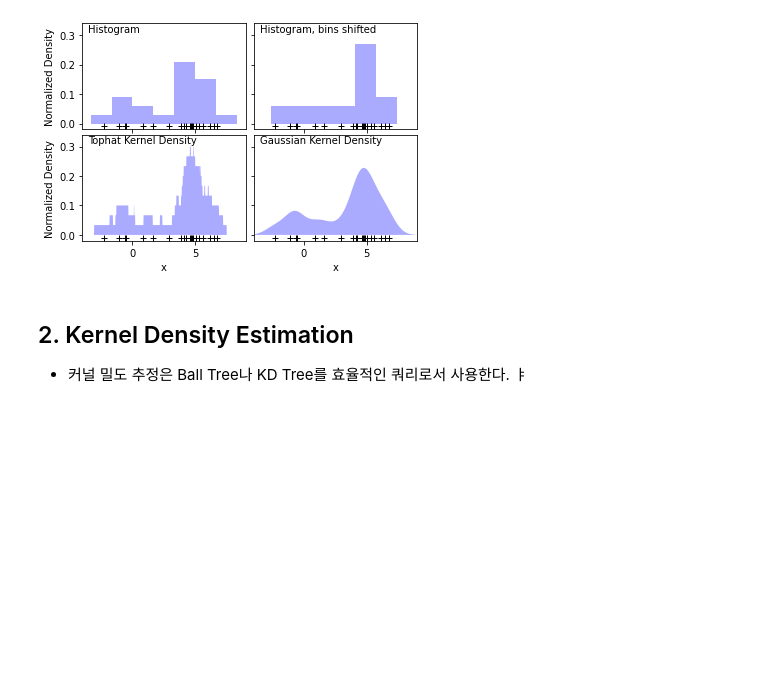
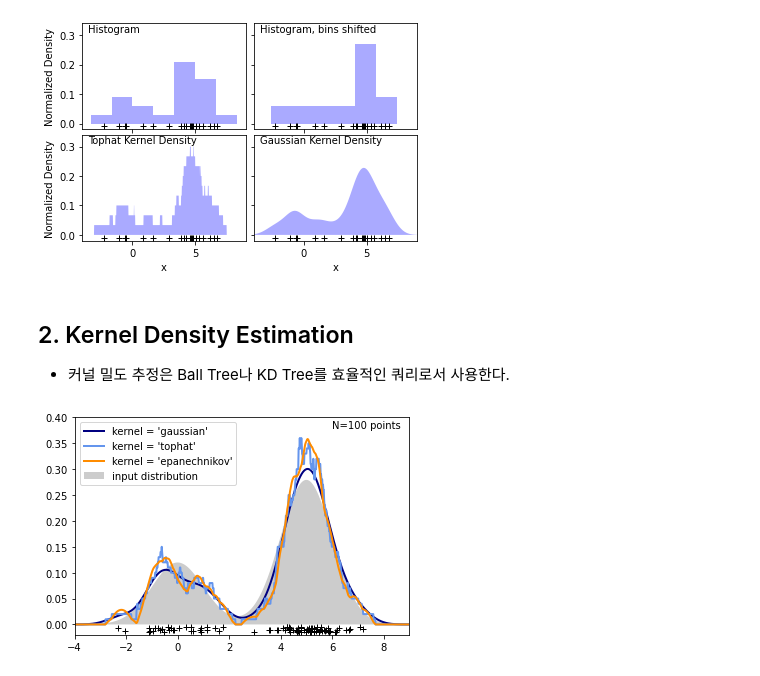
Before and after one commit to CEOJINSUNG/Bigdata, a Jupyter notebook: Scikit-Learn/2.6 Covariance Estimation 2.8 Density Estimation.ipynb, the cells around one changed output. Drawn from its saved outputs; the diff is of its cells as text; code cells hidden in the pictures; blank space fills up the shorter version.

```diff
--- a/Scikit-Learn/2.6 Covariance Estimation 2.8 Density Estimation.ipynb
+++ b/Scikit-Learn/2.6 Covariance Estimation 2.8 Density Estimation.ipynb
@@ -199,4 +199,43 @@ for axi in ax[1, :]:
 # %% [markdown]
 ## 2. Kernel Density Estimation
 
-- 커널 밀도 추정은 Ball Tree나 KD Tree를 효율적인 쿼리로서 사용한다. ㅑ
+- 커널 밀도 추정은 Ball Tree나 KD Tree를 효율적인 쿼리로서 사용한다.
+# %%
+N = 100
+np.random.seed(1)
+X = np.concatenate(
+    (np.random.normal(0, 1, int(0.3 * N)), np.random.normal(5, 1, int(0.7 * N)))
+)[:, np.newaxis]
+
+X_plot = np.linspace(-5, 10, 1000)[:, np.newaxis]
+
+true_dens = 0.3 * norm(0, 1).pdf(X_plot[:, 0]) + 0.7 * norm(5, 1).pdf(X_plot[:, 0])
+
+fig, ax = plt.subplots()
+ax.fill(X_plot[:, 0], true_dens, fc="black", alpha=0.2, label="input distribution")
+colors = ["navy", "cornflowerblue", "darkorange"]
+kernels = ["gaussian", "tophat", "epanechnikov"]
+lw = 2
+
+for color, kernel in zip(colors, kernels):
+    kde = KernelDensity(kernel=kernel, bandwidth=0.5).fit(X)
+    log_dens = kde.score_samples(X_plot)
+    ax.plot(
+        X_plot[:, 0],
+        np.exp(log_dens),
+        color=color,
+        lw=lw,
+        linestyle="-",
+        label="kernel = '{0}'".format(kernel),
+    )
+
+ax.text(6, 0.38, "N={0} points".format(N))
+
+ax.legend(loc="upper left")
+ax.plot(X[:, 0], -0.005 - 0.01 * np.random.random(X.shape[0]), "+k")
+
+ax.set_xlim(-4, 9)
+ax.set_ylim(-0.02, 0.4)
+plt.show()
+# %% [output]
+[figure, added]
```
